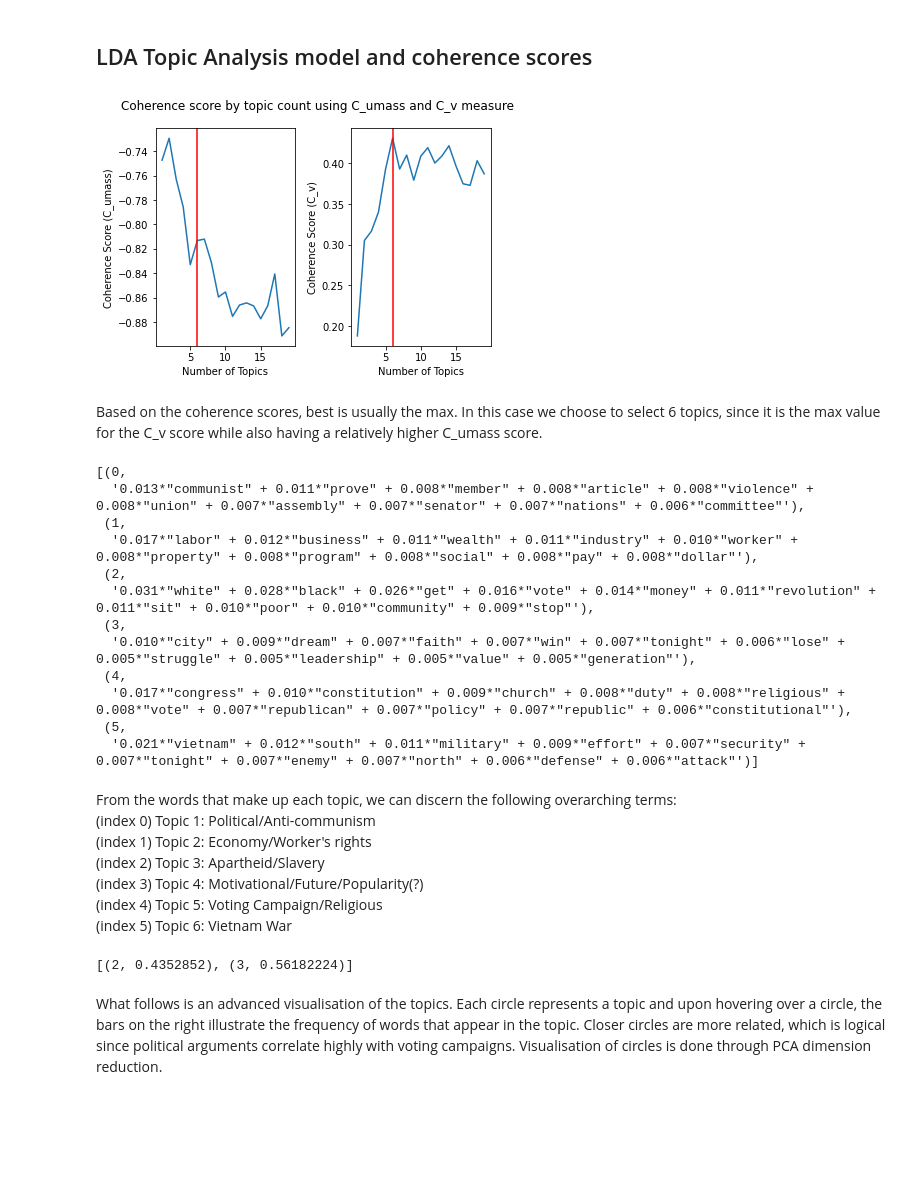
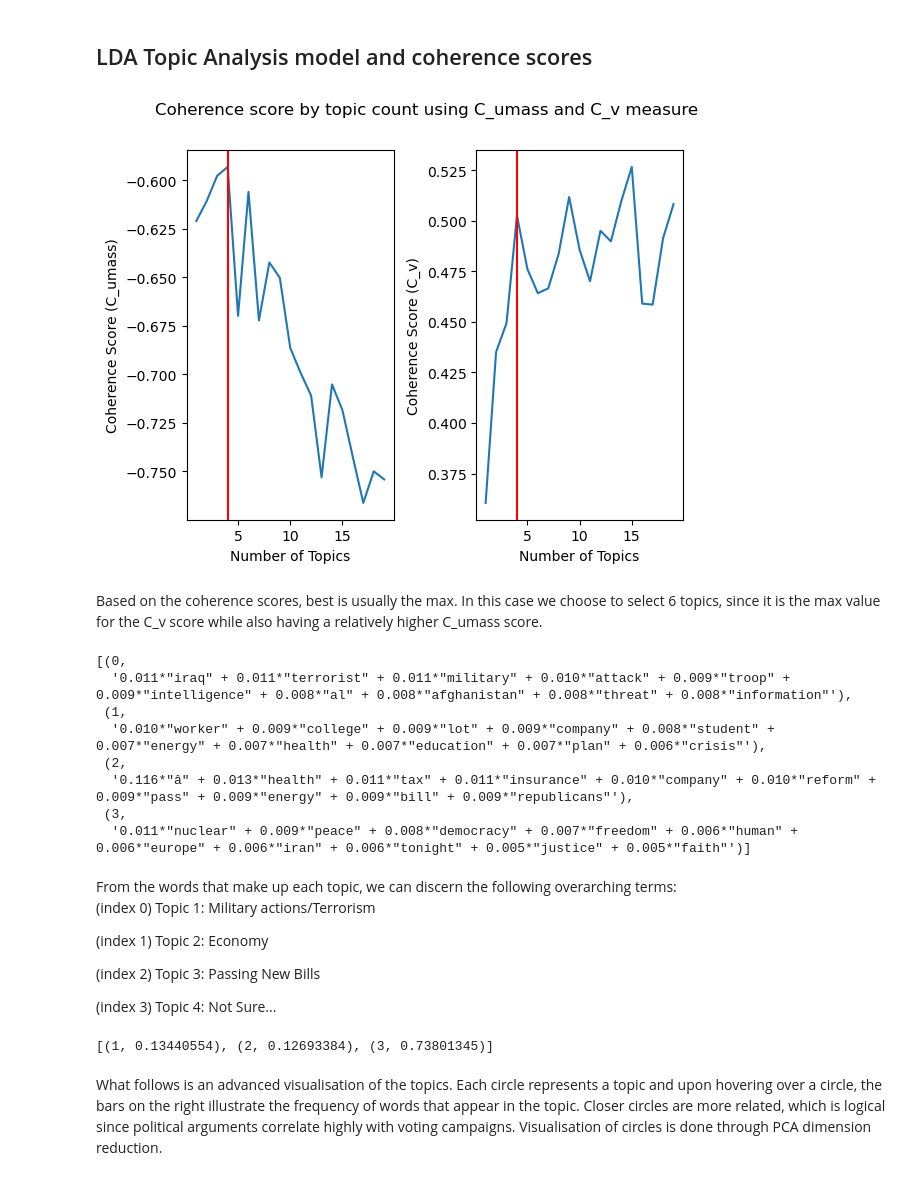
Before and after one commit to pday2/ObamaNLP, a Jupyter notebook: Topic_Analysis_with_SpaCy.ipynb, the cells around one changed output. Drawn from its saved outputs; the diff is of its cells as text; code cells hidden in the pictures; blank space fills up the shorter version.

Commit message:
Adjusted and trimmed basic topic analysis

```diff
--- a/Topic_Analysis_with_SpaCy.ipynb
+++ b/Topic_Analysis_with_SpaCy.ipynb
@@ -105,12 +39,0 @@ Step 2: Identify speeches given during American wars
-# %%
-data['Year']=data['Delivered'].fillna(0)
-for i in range(0,22,1):
-    date=dparser.parse(data['Delivered'][i],fuzzy=True)
-    data['Year'][i]=date.year
-for i in range(24,100,1):
-    date=dparser.parse(data['Delivered'][i],fuzzy=True)
-    data['Year'][i]=date.year
-data.iloc[22,7]=1924
-data.iloc[23,7]=1912
-data['Year'][data['Year']==1971]=1971
-data.Year.unique()
@@ -124,17 +39,0 @@ array([1963, 1961, 1933, 1941, 1976, 1952, 1964, 1986, 1960, 1965, 1984,
-# %%
-wartimes=[1917,1918]
-for i in range(1941,1945,1):
-    wartimes.append(i)
-for i in range(1950,1953):
-    wartimes.append(i)
-for i in range(1964,1975):
-    wartimes.append(i)
-for i in range(1990,1991):
-    wartimes.append(i)
-data['War']=data['Year'].fillna(0)
-for i in range(0,100,1):
-    if data['Year'][i] in wartimes:
-        data['War'][i]='Yes'
-    else:
-        data['War'][i]='No'
-data.War.value_counts()
@@ -151,6 +40,6 @@ In total, we have 62 non-wartime speeches and 38 speeches delivered during warti
 # %% [markdown]
 Step 3: Tokenization and text cleanup
 # %%
-scripts=data['Speeches'] #Get webscraped data
-scripts.head()
+oba_scripts=data['text_oba'] #Get webscraped data
+oba_scripts.head()
 # %% [output]
@@ -169,7 +58,7 @@ extags = ['PRON','CCONJ','PUNCT','PART','DET','ADP','NUM','SYM','SPACE']
 
 tokens=[]
 #SpaCy tokenization + lemmatization + lowercase
-for speech in nlp.pipe(scripts):
+for speech in nlp.pipe(oba_scripts):
     scr_tok = [token.lemma_.lower() for token in speech if token.pos_ not in extags and not token.is_stop and token.is_alpha]
     tokens.append(scr_tok)
 data['tokens'] = tokens
@@ -240,58 +129,55 @@ for i in range (1,20,1):
 #The difference in coherence score measures is the method in which the text is segmented and probability is calculated
 # %%
 #Adjustable threshold for visualising with red vertical lines
-threshold=6
+threshold=4
 fig, (ax1, ax2) = plt.subplots(1,2)
 fig.suptitle('Coherence score by topic count using C_umass and C_v measure')
 fig.subplots_adjust(wspace=0.4)
 
 ax1.plot(umtopics,umscore)
 ax1.set_xlabel('Number of Topics')
 ax1.set_ylabel('Coherence Score (C_umass)')
 ax1.axvline(x=threshold,c='red')
 
 ax2.plot(cvtopics,cvscore)
 ax2.set_xlabel('Number of Topics')
 ax2.set_ylabel('Coherence Score (C_v)')
 ax2.axvline(x=threshold,c='red')
 #For both scores, higher values are better. Choice of topic count is subjective, but both scores must be taken into account.
 plt.show()
 # %% [output]
-[figure, old version]
+[figure, new version]
 # %% [markdown]
 Based on the coherence scores, best is usually the max. In this case we choose to select 6 topics, since it is the max value for the C_v score while also having a relatively higher C_umass score.
 # %%
-#Construct final model with 6 topics (Increase iterations and passes because it is the final model)
-finalmodel = LdaMulticore(corpus=corpus, id2word=dict, iterations=100, num_topics=6, workers = 4, passes=100, random_state=47)
+#Construct final model with 4 topics (Increase iterations and passes because it is the final model)
+finalmodel = LdaMulticore(corpus=corpus, id2word=dict, iterations=100, num_topics=4, workers = 4, passes=100, random_state=47)
 
 finalmodel.print_topics()
 # %% [output]
 [(0,
-  '0.013*"communist" + 0.011*"prove" + 0.008*"member" + 0.008*"article" + 0.008*"violence" + 0.008*"union" + 0.007*"assembly" + 0.007*"senator" + 0.007*"nations" + 0.006*"committee"'),
+  '0.011*"iraq" + 0.011*"terrorist" + 0.011*"military" + 0.010*"attack" + 0.009*"troop" + 0.009*"intelligence" + 0.008*"al" + 0.008*"afghanistan" + 0.008*"threat" + 0.008*"information"'),
  (1,
-  '0.017*"labor" + 0.012*"business" + 0.011*"wealth" + 0.011*"industry" + 0.010*"worker" + 0.008*"property" + 0.008*"program" + 0.008*"social" + 0.008*"pay" + 0.008*"dollar"'),
+  '0.010*"worker" + 0.009*"college" + 0.009*"lot" + 0.009*"company" + 0.008*"student" + 0.007*"energy" + 0.007*"health" + 0.007*"education" + 0.007*"plan" + 0.006*"crisis"'),
  (2,
-  '0.031*"white" + 0.028*"black" + 0.026*"get" + 0.016*"vote" + 0.014*"money" + 0.011*"revolution" + 0.011*"sit" + 0.010*"poor" + 0.010*"community" + 0.009*"stop"'),
+  '0.116*"â" + 0.013*"health" + 0.011*"tax" + 0.011*"insurance" + 0.010*"company" + 0.010*"reform" + 0.009*"pass" + 0.009*"energy" + 0.009*"bill" + 0.009*"republicans"'),
  (3,
-  '0.010*"city" + 0.009*"dream" + 0.007*"faith" + 0.007*"win" + 0.007*"tonight" + 0.006*"lose" + 0.005*"struggle" + 0.005*"leadership" + 0.005*"value" + 0.005*"generation"'),
- (4,
-  '0.017*"congress" + 0.010*"constitution" + 0.009*"church" + 0.008*"duty" + 0.008*"religious" + 0.008*"vote" + 0.007*"republican" + 0.007*"policy" + 0.007*"republic" + 0.006*"constitutional"'),
- (5,
-  '0.021*"vietnam" + 0.012*"south" + 0.011*"military" + 0.009*"effort" + 0.007*"security" + 0.007*"tonight" + 0.007*"enemy" + 0.007*"north" + 0.006*"defense" + 0.006*"attack"')]
+  '0.011*"nuclear" + 0.009*"peace" + 0.008*"democracy" + 0.007*"freedom" + 0.006*"human" + 0.006*"europe" + 0.006*"iran" + 0.006*"tonight" + 0.005*"justice" + 0.005*"faith"')]
 # %% [markdown]
 From the words that make up each topic, we can discern the following overarching terms:
-(index 0) Topic 1: Political/Anti-communism
-(index 1) Topic 2: Economy/Worker's rights
-(index 2) Topic 3: Apartheid/Slavery
-(index 3) Topic 4: Motivational/Future/Popularity(?)
-(index 4) Topic 5: Voting Campaign/Religious
-(index 5) Topic 6: Vietnam War
+(index 0) Topic 1: Military actions/Terrorism
+
+(index 1) Topic 2: Economy
+
+(index 2) Topic 3: Passing New Bills
+
+(index 3) Topic 4: Not Sure...
-# %%
-#Checking for first speech - MLK: I have a dream
-finalmodel[corpus][0]
-#Main topics are apartheid/slavery and popularity/Motivational meaning it checks out!
-# %% [output]
-[(2, 0.4352852), (3, 0.56182224)]
+# %%
+#Checking for first speech - DNC keynote speech 2004
+finalmodel[corpus][0]
+#Main topic is Topic 3, which seems to be some sort of mixed bag. The speech itself covers his personal life and the democratic party.
+# %% [output]
+[(1, 0.13440554), (2, 0.12693384), (3, 0.73801345)]
 # %% [markdown]
 What follows is an advanced visualisation of the topics. Each circle represents a topic and upon hovering over a circle, the bars on the right illustrate the frequency of words that appear in the topic. Closer circles are more related, which is logical since political arguments correlate highly with voting campaigns. Visualisation of circles is done through PCA dimension reduction.
 # %%
```
Also changed, not shown: parts of 33 cells of this notebook.
